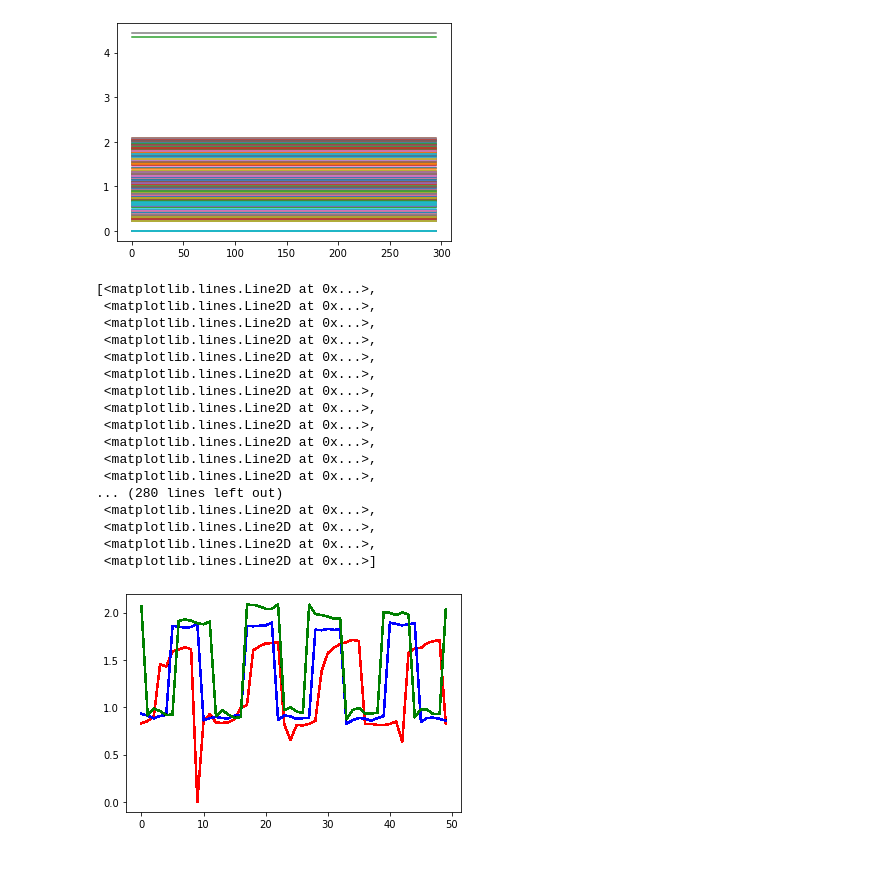
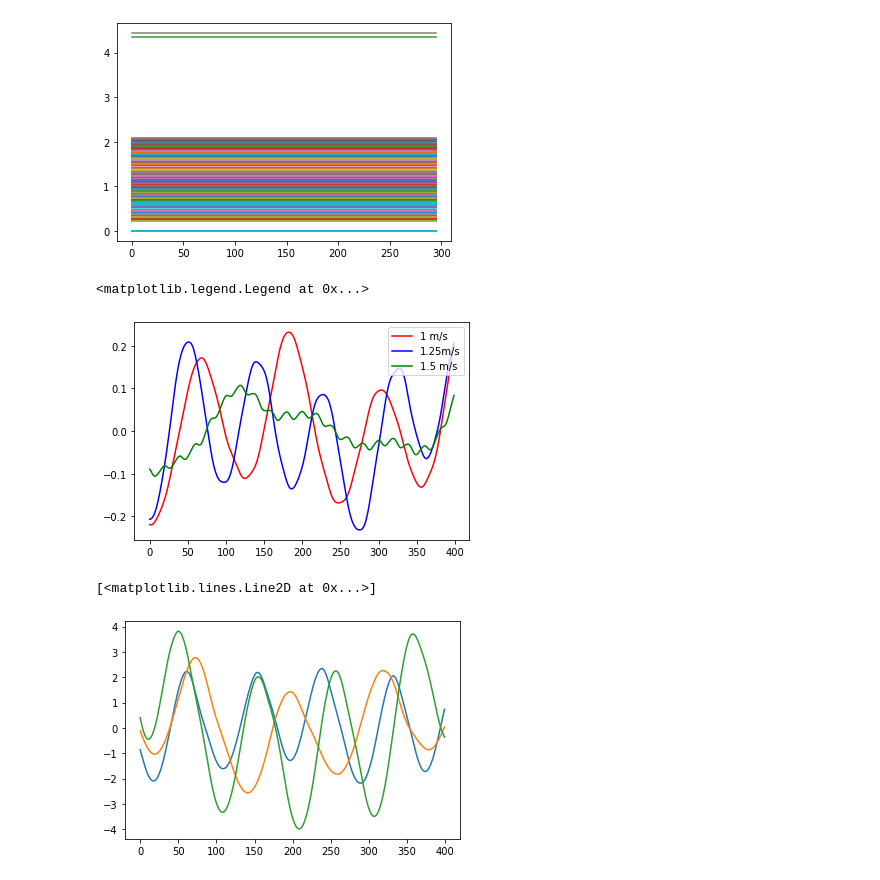
Before and after one commit to Prakyathkantharaju/Thesis_Speed_estimation, a Jupyter notebook: models/Data_based_models/transformer_1/data_processing.ipynb, the cells around one changed output. Cells and saved outputs as stored; diff of their text form; code cells hidden in the pictures.

```diff
--- a/models/Data_based_models/transformer_1/data_processing.ipynb
+++ b/models/Data_based_models/transformer_1/data_processing.ipynb
@@ -82,30 +60,23 @@ plt.show()
 X_1=X[Y==0,:,:]
 X_2=X[Y==1,:,:]
 X_3=X[Y==2,:,:]
-# %%
-import matplotlib.pyplot as plt
-plt.plot(X_1[150:200,:,8],'r')
-plt.plot(X_2[150:200,:,8],'b')
-plt.plot(X_3[150:200,:,8],'g')
-# %% [output]
-[<matplotlib.lines.Line2D at 0x...>,
- <matplotlib.lines.Line2D at 0x...>,
- <matplotlib.lines.Line2D at 0x...>,
- <matplotlib.lines.Line2D at 0x...>,
- <matplotlib.lines.Line2D at 0x...>,
- <matplotlib.lines.Line2D at 0x...>,
- <matplotlib.lines.Line2D at 0x...>,
- <matplotlib.lines.Line2D at 0x...>,
- <matplotlib.lines.Line2D at 0x...>,
- <matplotlib.lines.Line2D at 0x...>,
- <matplotlib.lines.Line2D at 0x...>,
- <matplotlib.lines.Line2D at 0x...>,
-... (280 lines left out)
- <matplotlib.lines.Line2D at 0x...>,
- <matplotlib.lines.Line2D at 0x...>,
- <matplotlib.lines.Line2D at 0x...>,
- <matplotlib.lines.Line2D at 0x...>]
-[figure, removed]
+# %%
+import matplotlib.pyplot as plt
+import numpy as np
+plt.plot(np.mean(X_1[100:120,:,4],axis=0),'r')
+plt.plot(np.mean(X_2[100:120,:,4],axis=0),'b')
+plt.plot(np.mean(X_3[100:120,:,4],axis=0),'g')
+plt.legend(['1 m/s','1.25m/s','1.5 m/s'],loc='upper right')
+# %% [output]
+<matplotlib.legend.Legend at 0x...>
+[figure, added]
+# %%
+plt.plot(X_2[100,:,4])
+plt.plot(X_1[100,:,4])
+plt.plot(X_3[100,:,4])
+# %% [output]
+[<matplotlib.lines.Line2D at 0x...>]
+[figure, added]
 # %%
 import matplotlib.pyplot as plt
 import numpy as np
```
Also changed, not shown: parts of 2 cells of this notebook, 25 other files.
